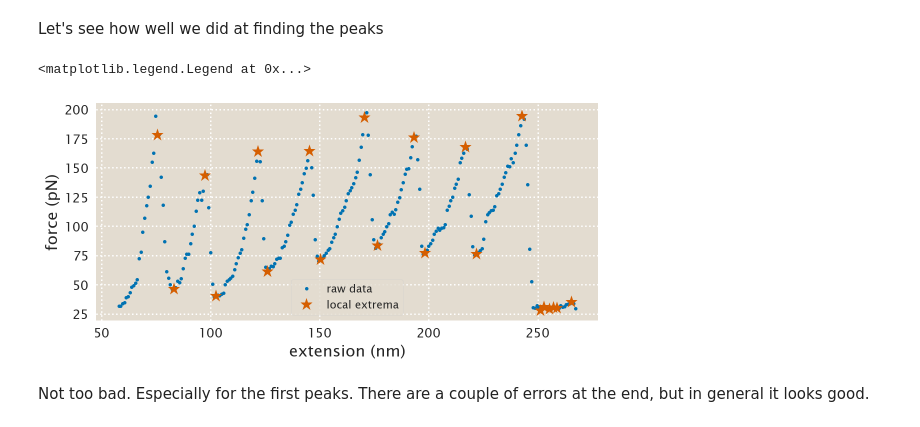
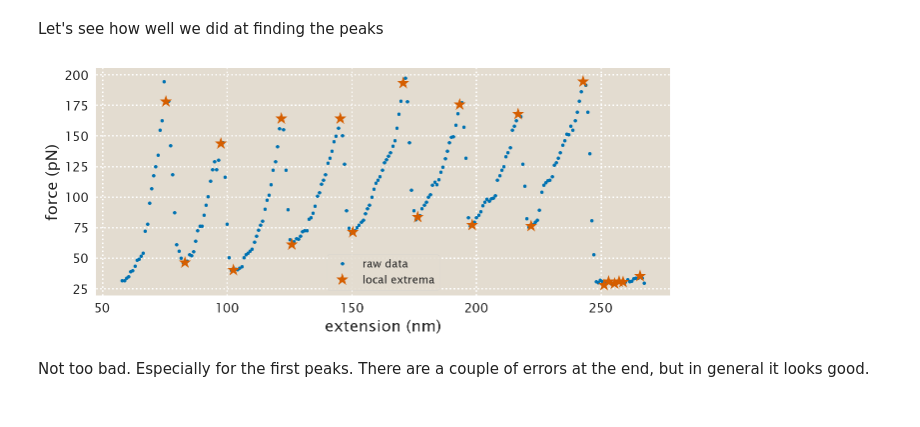
Before and after one commit to mrazomej/pboc, a Jupyter notebook: src/chapter_08.ipynb, the cells around one changed output. Cells and saved outputs as stored; diff of their text form; code cells hidden in the pictures.

```diff
--- a/src/chapter_08.ipynb
+++ b/src/chapter_08.ipynb
@@ -413,19 +414,20 @@ Let's see how well we did at finding the peaks
 # %%
 # Plot data using Pandas function (very convenient)
 df.plot('extension_nm', 'force_pN', marker='.', lw=0, legend=False,
         figsize=(9, 4), label='raw data')
 
 plt.plot(df[df.extrema_idx == True].extension_nm,
          df[df.extrema_idx == True].force_pN, marker='*', markersize='13', lw=0,
          color='r', label='local extrema')
 
 # Label axis
 plt.xlabel('extension (nm)')
 plt.ylabel('force (pN)')
 plt.legend()
+plt.tight_layout()
+plt.savefig(figdir + 'problem_08_10_02.png', bbox_inches='tight')
 # %% [output]
-<matplotlib.legend.Legend at 0x...>
-[figure, old version]
+[figure, new version]
 # %% [markdown]
 Not too bad. Especially for the first peaks. There are a couple of errors at the end, but in general it looks good.
 # %% [markdown]
```
Also changed, not shown: parts of 16 cells of this notebook, 1 other file.
